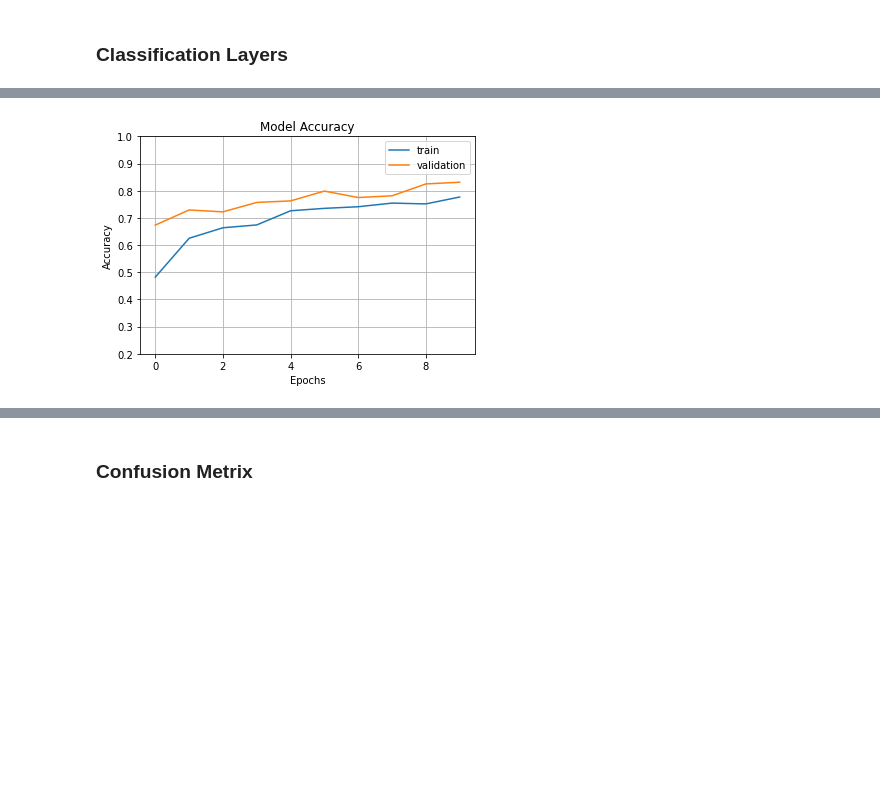
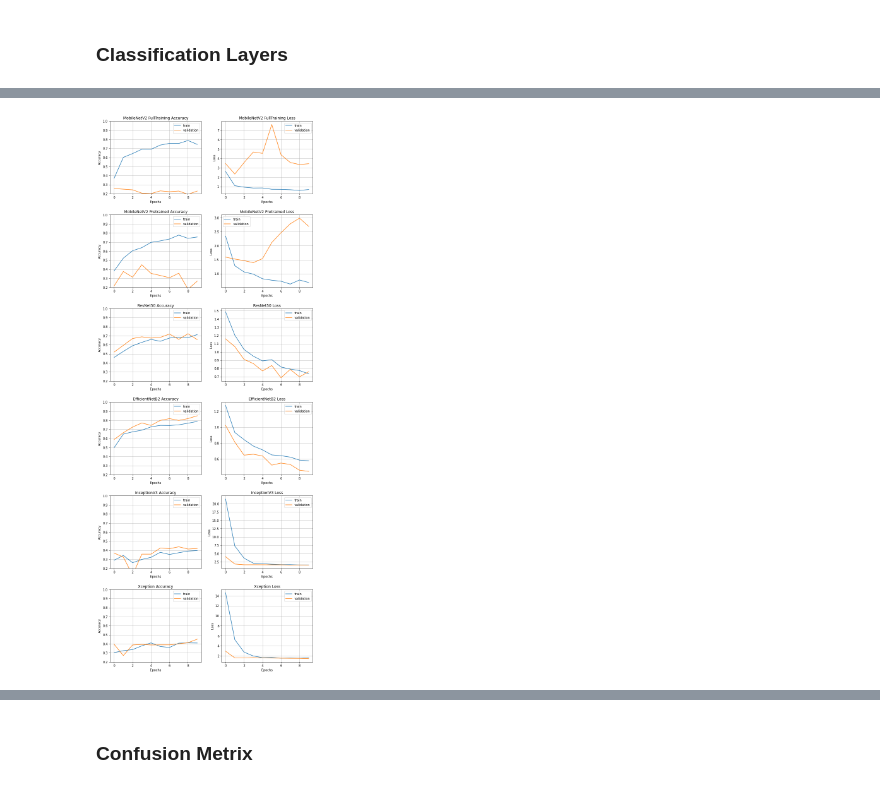
Before and after one commit to KobiAms/FingerprintsQuality, a Jupyter notebook: FP_classification.ipynb, the cells around one changed output, grey strips where cells are left out. Saved outputs shown, nothing was run; the diff lists cells and outputs as text; code cells hidden in the pictures; blank space fills up the shorter version.

Commit message:
Search Base Model & save

```diff
--- a/FP_classification.ipynb
+++ b/FP_classification.ipynb
@@ -33,6 +37,8 @@ test_split = 0.15
 
 # model hyperparameters
 learning_rate = 0.001
+epochs_find_best = 10
+epochs_best = 100
 # %% [markdown]
 **Loading data to train and validation tensors**
 # %%
@@ -196,0 +432,15 @@ Epoch 10/10
+# %%
+Xception = Sequential(
+    tf.keras.applications.Xception(include_top=False, input_shape=(180,180,3), pooling='avg',classes=5, weights='imagenet')
+)
+for layer in Xception.layers:
+        layer.trainable=False
+
+classifier = models.clone_model(fc_classifier)
+classifier = fc_classifier.__class__.from_config(fc_classifier.get_config())
+Xception.add(classifier)
+Xception.build((None, 180, 180, 3))
+Xception.summary()
+Xception.compile(optimizer=Adam(learning_rate=learning_rate),loss='categorical_crossentropy',metrics=['accuracy'])
+
+Xception_history = Xception.fit(train_dataset, validation_data=val_dataset, epochs=epochs_find_best)
@@ -197,28 +483,47 @@ Epoch 10/10
 # %%
-acc_history = history.history['accuracy']
-val_acc_history = history.history['val_accuracy']
-loss_history = history.history['loss']
-val_loss_history = history.history['val_loss']
+models_history = [MobileNetV2_FullTraining_history, MobileNetV2_history, ResNet50_history, EfficientNetB2_history, InceptionV3_history, Xception_history]
+models_names = ['MobileNetV2 FullTraining', 'MobileNetV2 Pretrained', 'ResNet50', 'EfficientNetB2', 'InceptionV3', 'Xception']
 
-fig1 = plt.gcf()
-plt.plot(acc_history)
-plt.plot(val_acc_history)
-plt.axis(ymin=0.2,ymax=1)
-plt.grid()
-plt.title('Model Accuracy')
-plt.ylabel('Accuracy')
-plt.xlabel('Epochs')
-plt.legend(['train', 'validation'])
+best_model_acc = 0
+best_model = ""
+plt.figure(figsize=(10, 25))
+for history, name, i in zip(models_history, models_names, range(1, 7)):
+
+    if best_model_acc < history.history['val_accuracy'][-1]:
+        best_model_acc = history.history['val_accuracy'][-1]
+        best_model = name
+
+    acc_history = history.history['accuracy']
+    val_acc_history = history.history['val_accuracy']
+    loss_history = history.history['loss']
+    val_loss_history = history.history['val_loss']
+    plt.subplot(6, 2, 2*i-1)
+    fig1 = plt.gcf()
+    plt.plot(acc_history)
+    plt.plot(val_acc_history)
+    plt.axis(ymin=0.2,ymax=1)
+    plt.grid()
+    plt.title(name + ' Accuracy')
+    plt.ylabel('Accuracy')
+    plt.xlabel('Epochs')
+    plt.legend(['train', 'validation'])
+
+    plt.subplot(6, 2, 2*i)
+    fig2 = plt.gcf()
+    plt.plot(loss_history)
+    plt.plot(val_loss_history)
+    plt.grid()
+    plt.title(name+' Loss')
+    plt.ylabel('Loss')
+    plt.xlabel('Epochs')
+    plt.legend(['train', 'validation'])
+
+
+
+plt.tight_layout(pad=2.0)
 plt.show()
 
-fig1 = plt.gcf()
-plt.plot(loss_history)
-plt.plot(val_loss_history)
-plt.grid()
-plt.title('Loss over epoches')
-plt.ylabel('Loss')
-plt.xlabel('Epochs')
-plt.legend(['train', 'validation'])
-plt.show()
+
+print("Best Model by Validation set: ", best_model, " With Accuracy of: ", best_model_acc)
 # %% [output]
-[figure, old version]
+[figure, new version]
```
Also changed, not shown: parts of 22 cells of this notebook.
